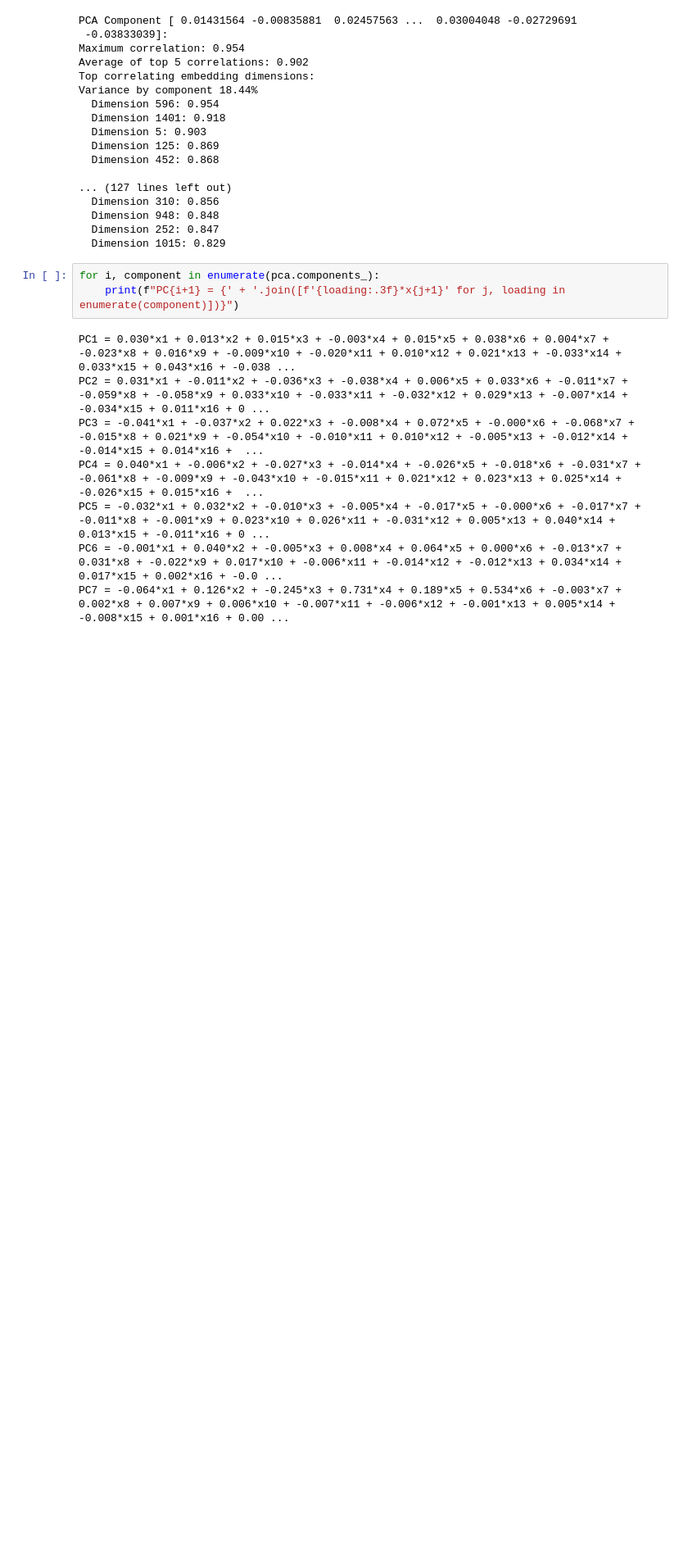
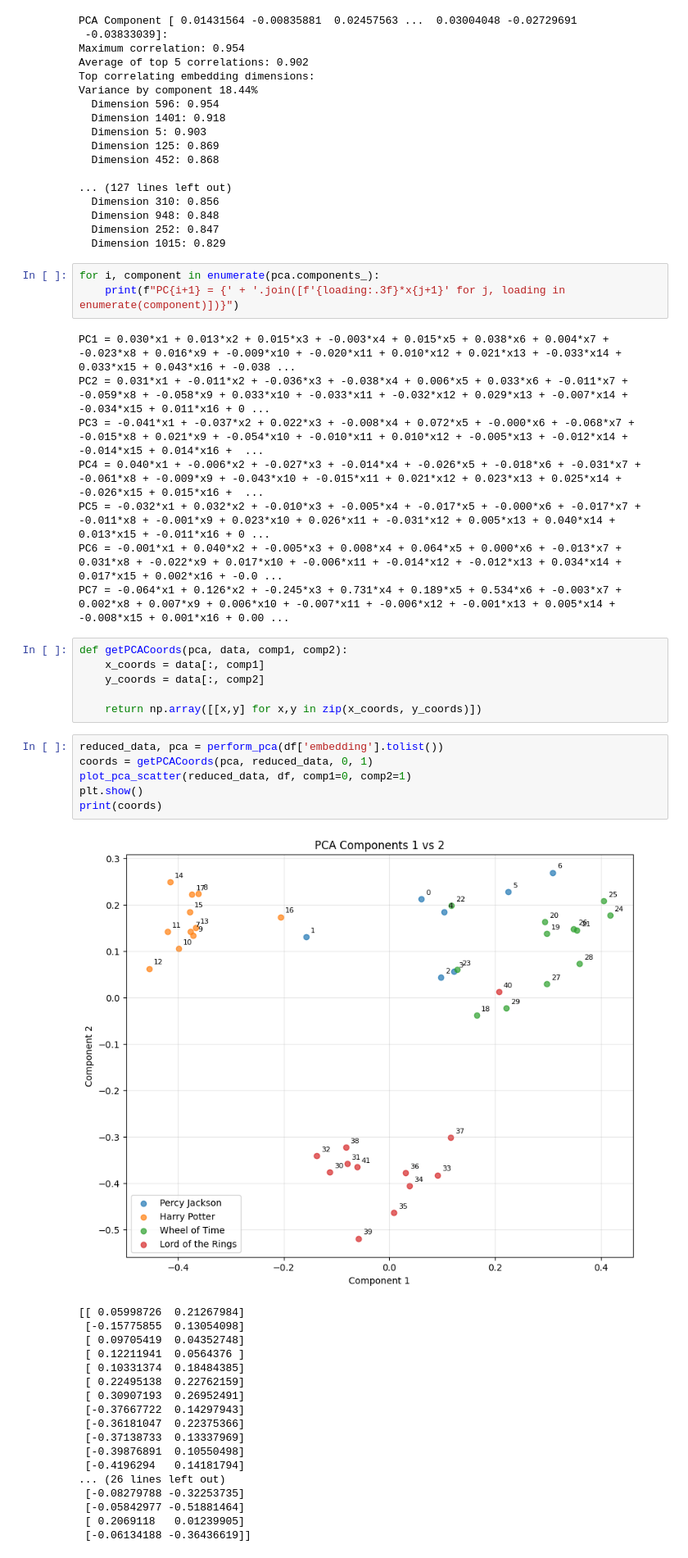
Before and after one commit to Antel0pe/FantasyArchetypesInSemanticSpace, a Jupyter notebook: notebooks/PCA_DimensionsExplorations.ipynb, the cells around one changed output. Shown at 82% size. Cells and saved outputs as stored; diff of their text form; blank space fills up the shorter version.

```diff
--- a/notebooks/PCA_DimensionsExplorations.ipynb
+++ b/notebooks/PCA_DimensionsExplorations.ipynb
@@ -403,3 +404,34 @@ PC4 = 0.040*x1 + -0.006*x2 + -0.027*x3 + -0.014*x4 + -0.026*x5 + -0.018*x6 + -0.
 PC5 = -0.032*x1 + 0.032*x2 + -0.010*x3 + -0.005*x4 + -0.017*x5 + -0.000*x6 + -0.017*x7 + -0.011*x8 + -0.001*x9 + 0.023*x10 + 0.026*x11 + -0.031*x12 + 0.005*x13 + 0.040*x14 + 0.013*x15 + -0.011*x16 + 0 ...
 PC6 = -0.001*x1 + 0.040*x2 + -0.005*x3 + 0.008*x4 + 0.064*x5 + 0.000*x6 + -0.013*x7 + 0.031*x8 + -0.022*x9 + 0.017*x10 + -0.006*x11 + -0.014*x12 + -0.012*x13 + 0.034*x14 + 0.017*x15 + 0.002*x16 + -0.0 ...
 PC7 = -0.064*x1 + 0.126*x2 + -0.245*x3 + 0.731*x4 + 0.189*x5 + 0.534*x6 + -0.003*x7 + 0.002*x8 + 0.007*x9 + 0.006*x10 + -0.007*x11 + -0.006*x12 + -0.001*x13 + 0.005*x14 + -0.008*x15 + 0.001*x16 + 0.00 ...
+# %%
+def getPCACoords(pca, data, comp1, comp2):
+    x_coords = data[:, comp1]
+    y_coords = data[:, comp2]
+
+    return np.array([[x,y] for x,y in zip(x_coords, y_coords)])
+# %%
+reduced_data, pca = perform_pca(df['embedding'].tolist())
+coords = getPCACoords(pca, reduced_data, 0, 1)
+plot_pca_scatter(reduced_data, df, comp1=0, comp2=1)
+plt.show()
+print(coords)
+# %% [output]
+[figure, added]
+[[ 0.05998726  0.21267984]
+ [-0.15775855  0.13054098]
+ [ 0.09705419  0.04352748]
+ [ 0.12211941  0.0564376 ]
+ [ 0.10331374  0.18484385]
+ [ 0.22495138  0.22762159]
+ [ 0.30907193  0.26952491]
+ [-0.37667722  0.14297943]
+ [-0.36181047  0.22375366]
+ [-0.37138733  0.13337969]
+ [-0.39876891  0.10550498]
+ [-0.4196294   0.14181794]
+... (26 lines left out)
+ [-0.08279788 -0.32253735]
+ [-0.05842977 -0.51881464]
+ [ 0.2069118   0.01239905]
+ [-0.06134188 -0.36436619]]
```
Also changed, not shown: parts of 13 cells of this notebook, 1 other file.
